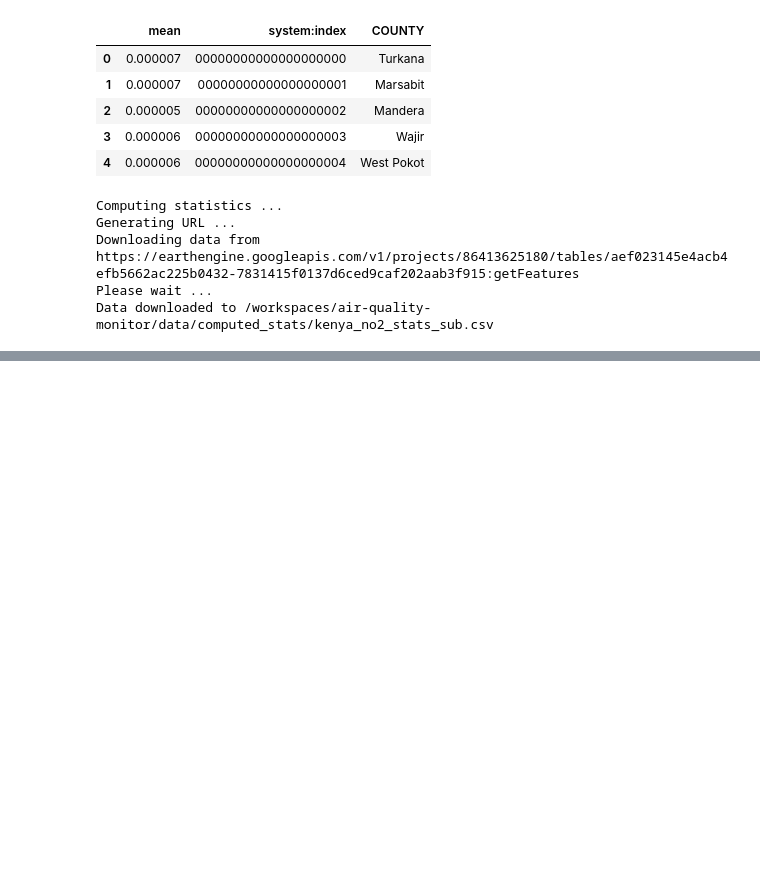
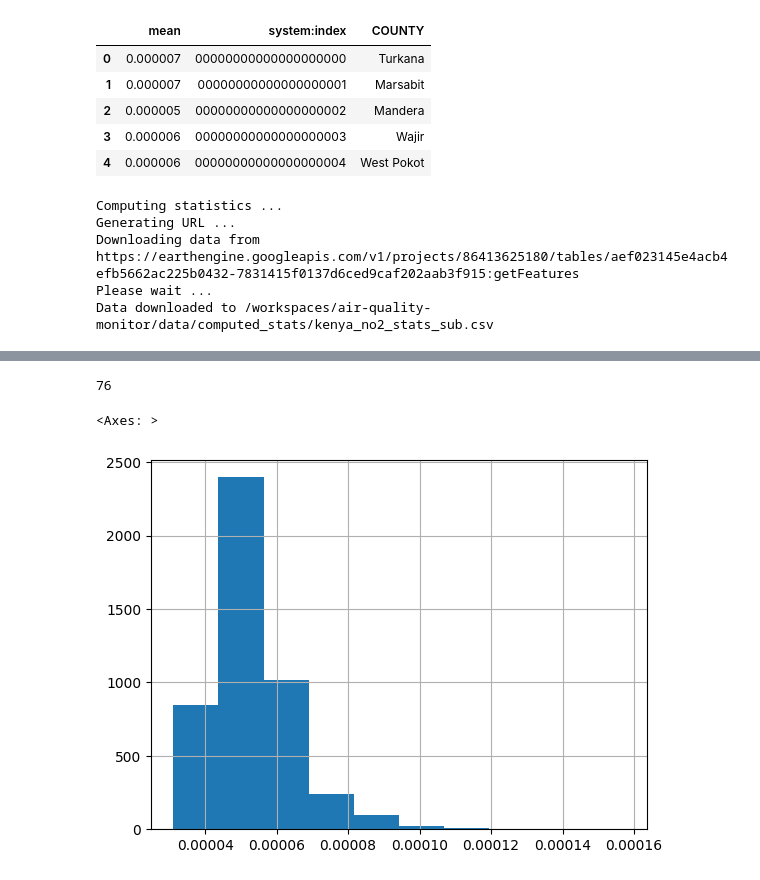
Before and after one commit to owlzyseyes/air-quality-monitoring, a Jupyter notebook: notebook.ipynb, the cells around one changed output, grey strips where cells are left out. Cells and saved outputs as stored; diff of their text form; code cells hidden in the pictures; blank space fills up the shorter version.

```diff
--- a/notebook.ipynb
+++ b/notebook.ipynb
@@ -132,0 +224,13 @@ Data downloaded to /workspaces/air-quality-monitor/data/computed_stats/kenya_no2
+# %%
+results = geemap.csv_to_df(final_output_file)
+# %%
+#how many months in the dataset
+results['month'].nunique()
+# %% [output]
+76
+# %%
+#histogram of the NO2 values
+results['mean'].hist()
+# %% [output]
+<Axes: >
+[figure, added]
```
Also changed, not shown: parts of 3 cells of this notebook, 1 other file.
